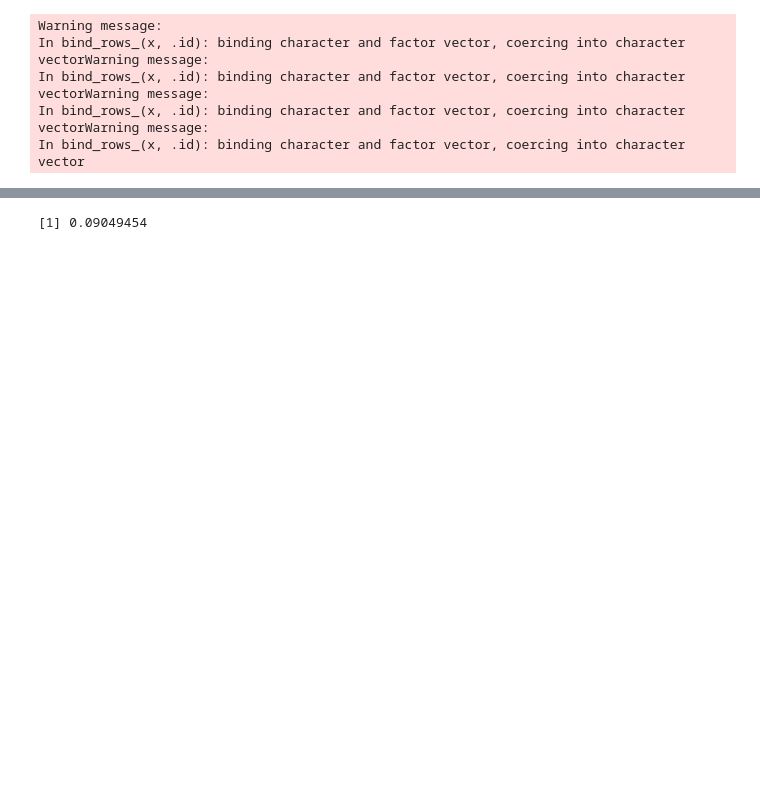
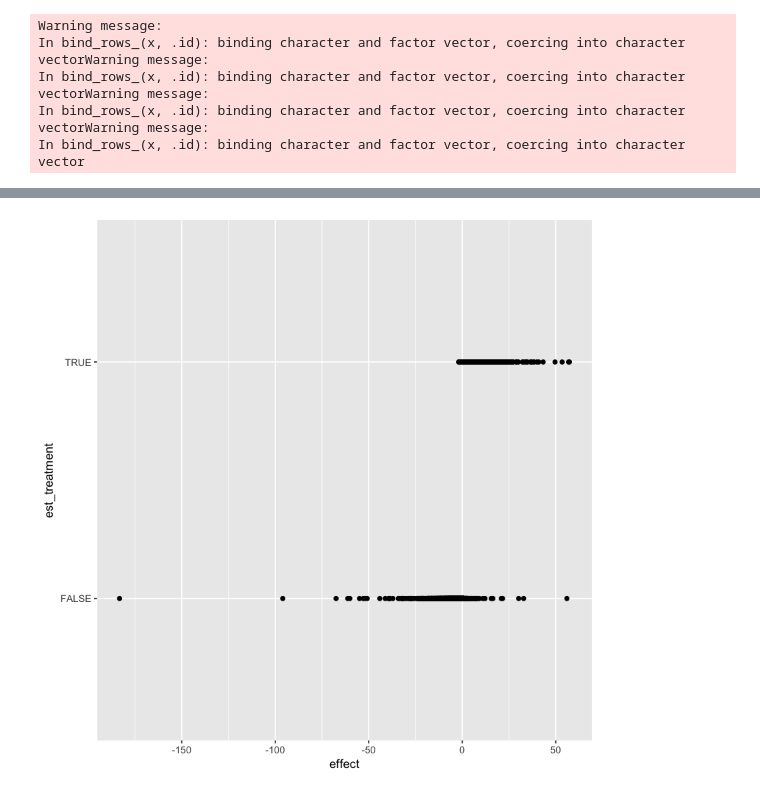
Before and after one commit to som-shahlab/ITE-model-selection, a Jupyter notebook: scratch.ipynb, the cells around one changed output, grey strips where cells are left out. Saved outputs shown, nothing was run; the diff lists cells and outputs as text; code cells hidden in the pictures; blank space fills up the shorter version.

```diff
--- a/scratch.ipynb
+++ b/scratch.ipynb
@@ -76,12 +116,13 @@ datas$aux_data %$% qplot(effect)
 # %%
 estimates$test_estimates %>%
-    filter(model == "two_model_surv_rf~1000~1~3") %>%
-#     filter(model == "gbm_ph~701~3~0.05~3") %>%
+#     filter(model == "two_model_surv_rf~1000~1~3") %>%
+    filter(model == "gbm_ph~81~3~0.05~3") %>%
+#     filter(model == "one_model_surv_bart~10~2~0.95~100~1000~250") %>%
     inner_join(datas$aux_data, by="subject") %$%
-# qplot(effect, est_effect)
-cor(effect, est_effect)
+qplot(effect, est_treatment)
+# cor(effect, est_effect)
 # %% [output]
-[1] 0.09049454
+[figure, added]
 # %%
 metrics$cv_metrics %>%
     separate(model, c("model", names(models$gbm_spec$tune_grid)), sep="~") %>%
```
Also changed, not shown: parts of 11 cells of this notebook, 4 other files.
